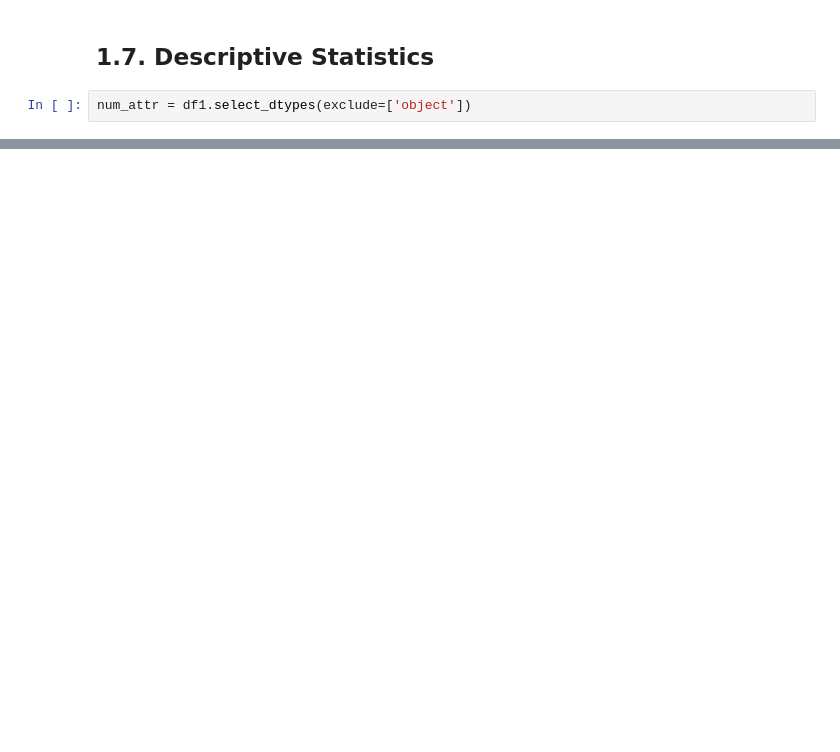
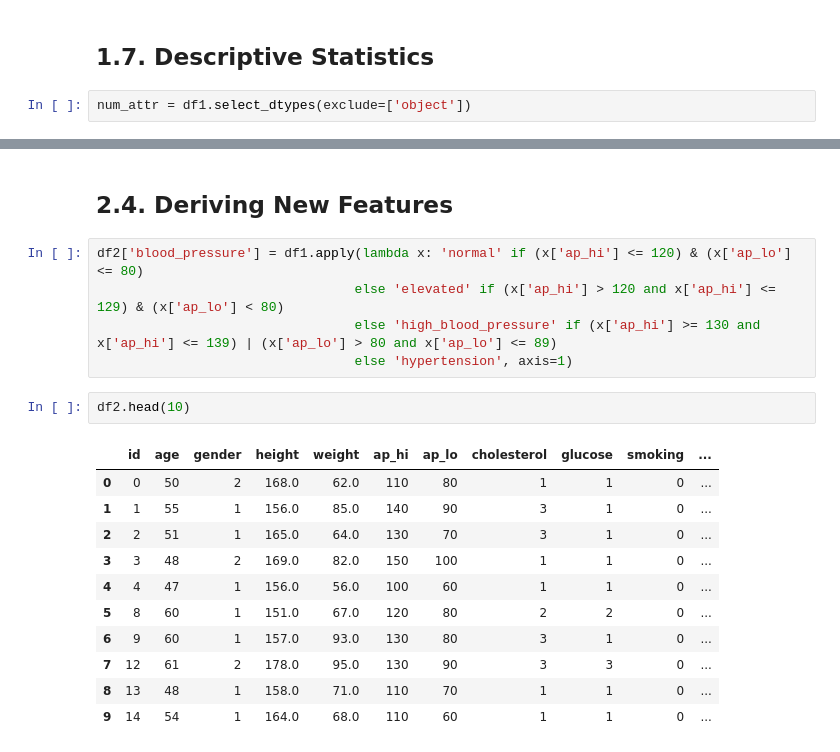
Before and after one commit to emidiovaleretto/cardio-catch-diseases, a Jupyter notebook: Cardio_Catch_Diseases.ipynb, the cells around one changed output, grey strips where cells are left out. Drawn from its saved outputs; the diff is of its cells as text; blank space fills up the shorter version.

```diff
--- a/Cardio_Catch_Diseases.ipynb
+++ b/Cardio_Catch_Diseases.ipynb
@@ -308,0 +417,21 @@ ct
+# %% [markdown]
+## 2.4. Deriving New Features
+# %%
+df2['blood_pressure'] = df1.apply(lambda x: 'normal' if (x['ap_hi'] <= 120) & (x['ap_lo'] <= 80)
+                                 else 'elevated' if (x['ap_hi'] > 120 and x['ap_hi'] <= 129) & (x['ap_lo'] < 80)
+                                 else 'high_blood_pressure' if (x['ap_hi'] >= 130 and x['ap_hi'] <= 139) | (x['ap_lo'] > 80 and x['ap_lo'] <= 89)
+                                 else 'hypertension', axis=1)
+# %%
+df2.head(10)
+# %% [output]
+|  | id | age | gender | height | weight | ap_hi | ap_lo | cholesterol | glucose | smoking | ... |
+| 0 | 0 | 50 | 2 | 168.0 | 62.0 | 110 | 80 | 1 | 1 | 0 | ... |
+| 1 | 1 | 55 | 1 | 156.0 | 85.0 | 140 | 90 | 3 | 1 | 0 | ... |
+| 2 | 2 | 51 | 1 | 165.0 | 64.0 | 130 | 70 | 3 | 1 | 0 | ... |
+| 3 | 3 | 48 | 2 | 169.0 | 82.0 | 150 | 100 | 1 | 1 | 0 | ... |
+| 4 | 4 | 47 | 1 | 156.0 | 56.0 | 100 | 60 | 1 | 1 | 0 | ... |
+| 5 | 8 | 60 | 1 | 151.0 | 67.0 | 120 | 80 | 2 | 2 | 0 | ... |
+| 6 | 9 | 60 | 1 | 157.0 | 93.0 | 130 | 80 | 3 | 1 | 0 | ... |
+| 7 | 12 | 61 | 2 | 178.0 | 95.0 | 130 | 90 | 3 | 3 | 0 | ... |
+| 8 | 13 | 48 | 1 | 158.0 | 71.0 | 110 | 70 | 1 | 1 | 0 | ... |
+| 9 | 14 | 54 | 1 | 164.0 | 68.0 | 110 | 60 | 1 | 1 | 0 | ... |
```
Also changed, not shown: parts of 29 cells of this notebook.
